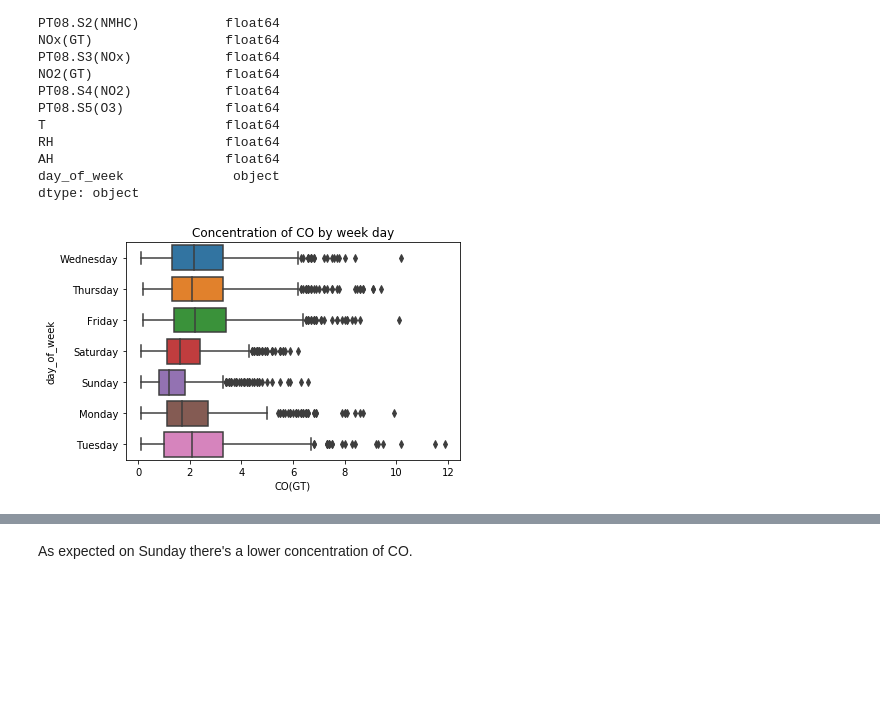
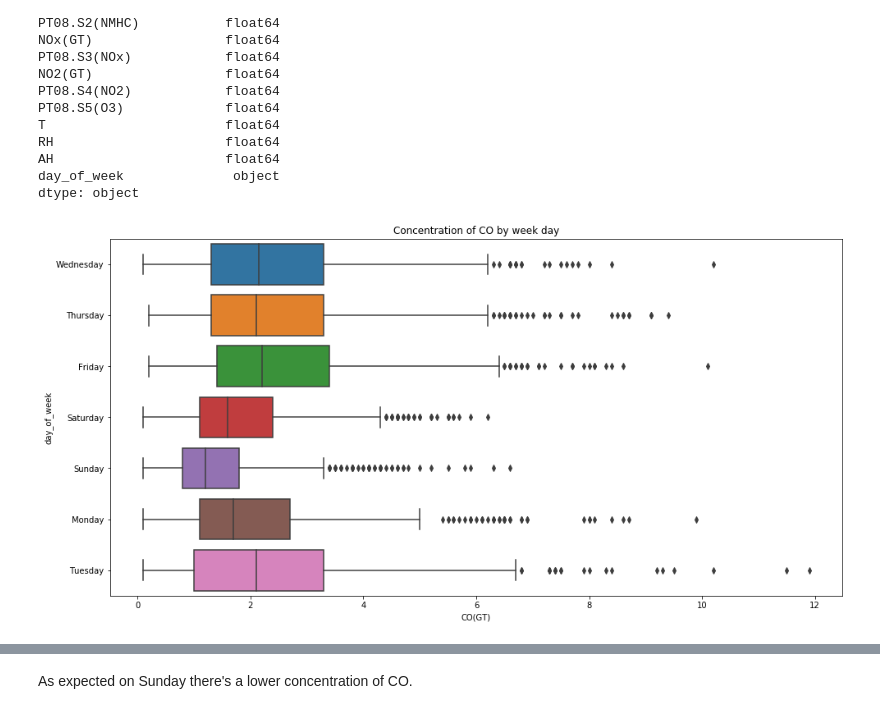
Before and after one commit to elisiojsj/Reference-Materials, a Jupyter notebook: Visualizing_data-Seaborn-Pandas.ipynb, the cells around one changed output, grey strips where cells are left out. Drawn from its saved outputs; the diff is of its cells as text; code cells hidden in the pictures; blank space fills up the shorter version.

```diff
--- a/Visualizing_data-Seaborn-Pandas.ipynb
+++ b/Visualizing_data-Seaborn-Pandas.ipynb
@@ -156,7 +158,8 @@ day_of_week              object
 dtype: object
 # %%
 # Plot the boxplots categorized by the day of the week
+plt.figure(figsize=(16, 8))
 sns.boxplot(x=df["CO(GT)"], y=df['day_of_week']).set_title("Concentration of CO by week day")
 plt.show()
 # %% [output]
-[figure, old version]
+[figure, new version]
```
Also changed, not shown: parts of 6 cells of this notebook, 1 other file.
